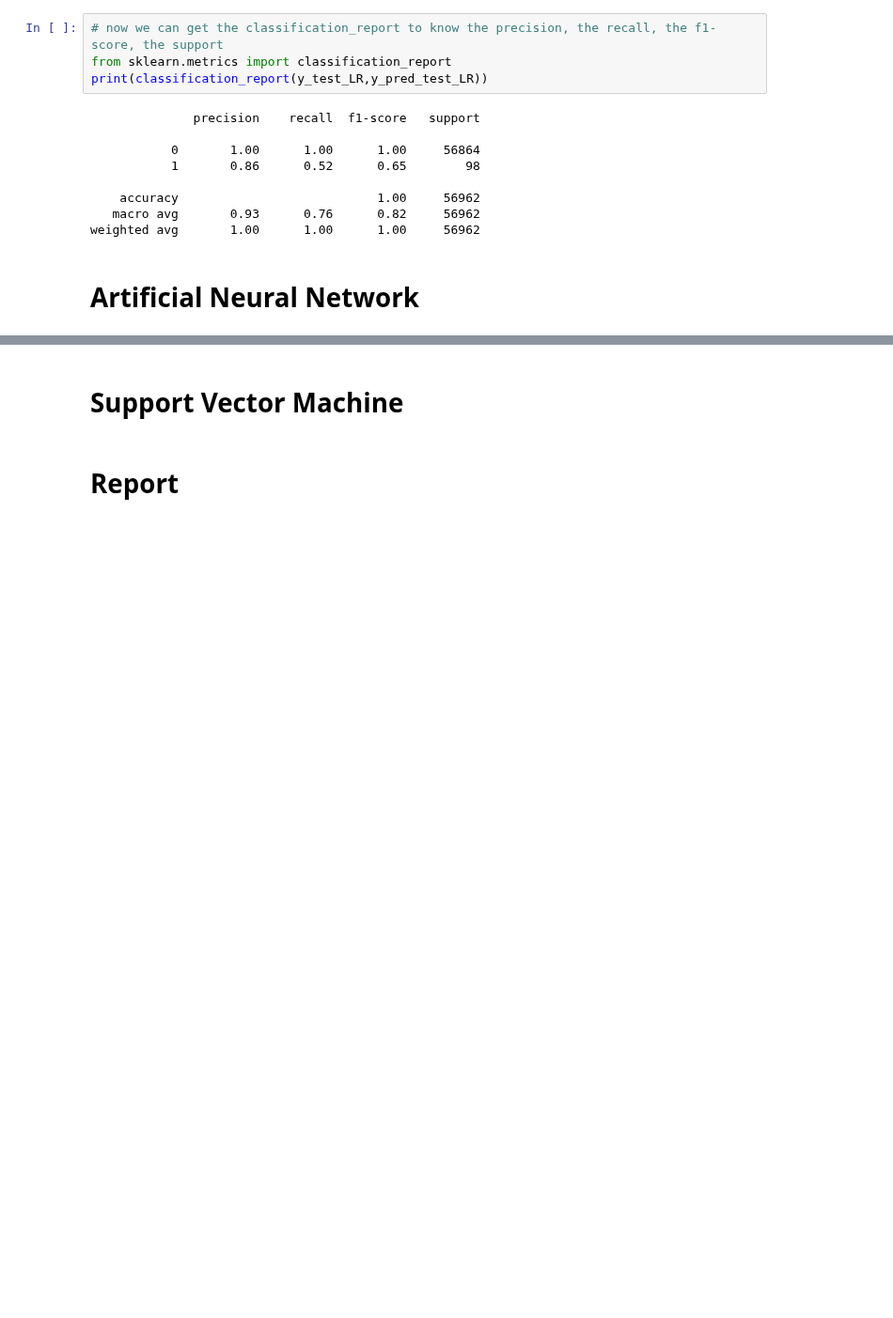
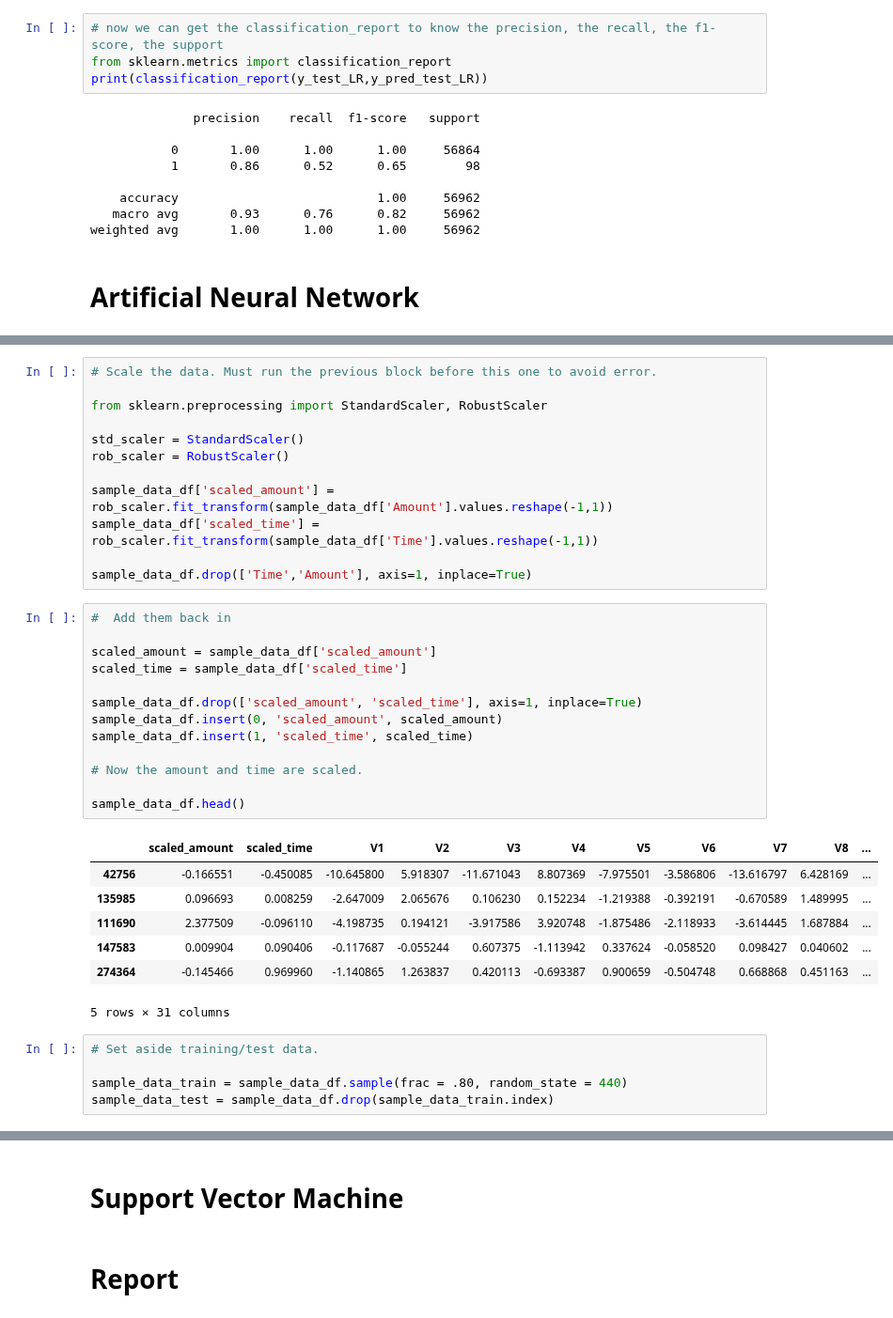
Before and after one commit to Raihana90/Credit-Card-Fraud-Detection, a Jupyter notebook: credit_card_Main.ipynb, the cells around one changed output, grey strips where cells are left out. Shown at 94% size. Saved outputs shown, nothing was run; the diff lists cells and outputs as text; blank space fills up the shorter version.

```diff
--- a/credit_card_Main.ipynb
+++ b/credit_card_Main.ipynb
@@ -282,0 +348,38 @@ weighted avg       1.00      1.00      1.00     56962
+# %%
+# Scale the data. Must run the previous block before this one to avoid error.
+
+from sklearn.preprocessing import StandardScaler, RobustScaler
+
+std_scaler = StandardScaler()
+rob_scaler = RobustScaler()
+
+sample_data_df['scaled_amount'] = rob_scaler.fit_transform(sample_data_df['Amount'].values.reshape(-1,1))
+sample_data_df['scaled_time'] = rob_scaler.fit_transform(sample_data_df['Time'].values.reshape(-1,1))
+
+sample_data_df.drop(['Time','Amount'], axis=1, inplace=True)
+# %%
+#  Add them back in
+
+scaled_amount = sample_data_df['scaled_amount']
+scaled_time = sample_data_df['scaled_time']
+
+sample_data_df.drop(['scaled_amount', 'scaled_time'], axis=1, inplace=True)
+sample_data_df.insert(0, 'scaled_amount', scaled_amount)
+sample_data_df.insert(1, 'scaled_time', scaled_time)
+
+# Now the amount and time are scaled.
+
+sample_data_df.head()
+# %% [output]
+|  | scaled_amount | scaled_time | V1 | V2 | V3 | V4 | V5 | V6 | V7 | V8 | ... |
+| 42756 | -0.166551 | -0.450085 | -10.645800 | 5.918307 | -11.671043 | 8.807369 | -7.975501 | -3.586806 | -13.616797 | 6.428169 | ... |
+| 135985 | 0.096693 | 0.008259 | -2.647009 | 2.065676 | 0.106230 | 0.152234 | -1.219388 | -0.392191 | -0.670589 | 1.489995 | ... |
+| 111690 | 2.377509 | -0.096110 | -4.198735 | 0.194121 | -3.917586 | 3.920748 | -1.875486 | -2.118933 | -3.614445 | 1.687884 | ... |
+| 147583 | 0.009904 | 0.090406 | -0.117687 | -0.055244 | 0.607375 | -1.113942 | 0.337624 | -0.058520 | 0.098427 | 0.040602 | ... |
+| 274364 | -0.145466 | 0.969960 | -1.140865 | 1.263837 | 0.420113 | -0.693387 | 0.900659 | -0.504748 | 0.668868 | 0.451163 | ... |
+5 rows × 31 columns
+# %%
+# Set aside training/test data.
+
+sample_data_train = sample_data_df.sample(frac = .80, random_state = 440)
+sample_data_test = sample_data_df.drop(sample_data_train.index)
```
Also changed, not shown: parts of 19 cells of this notebook.
